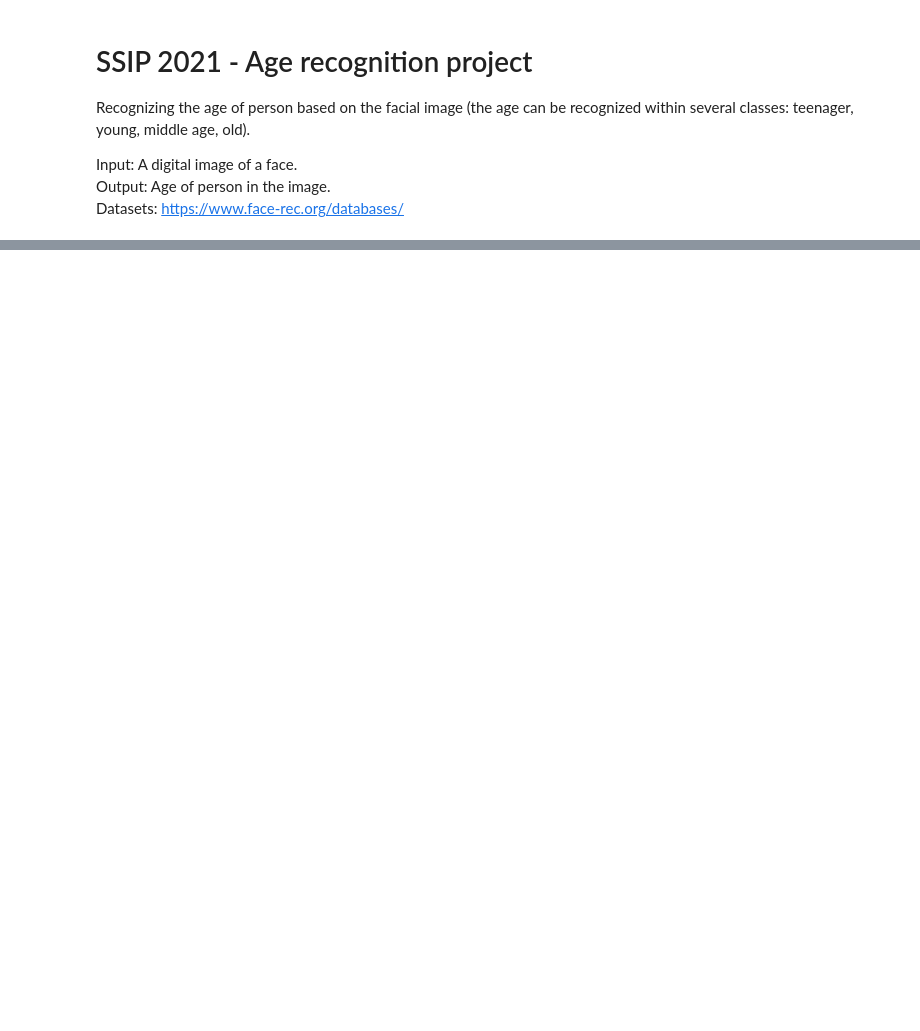
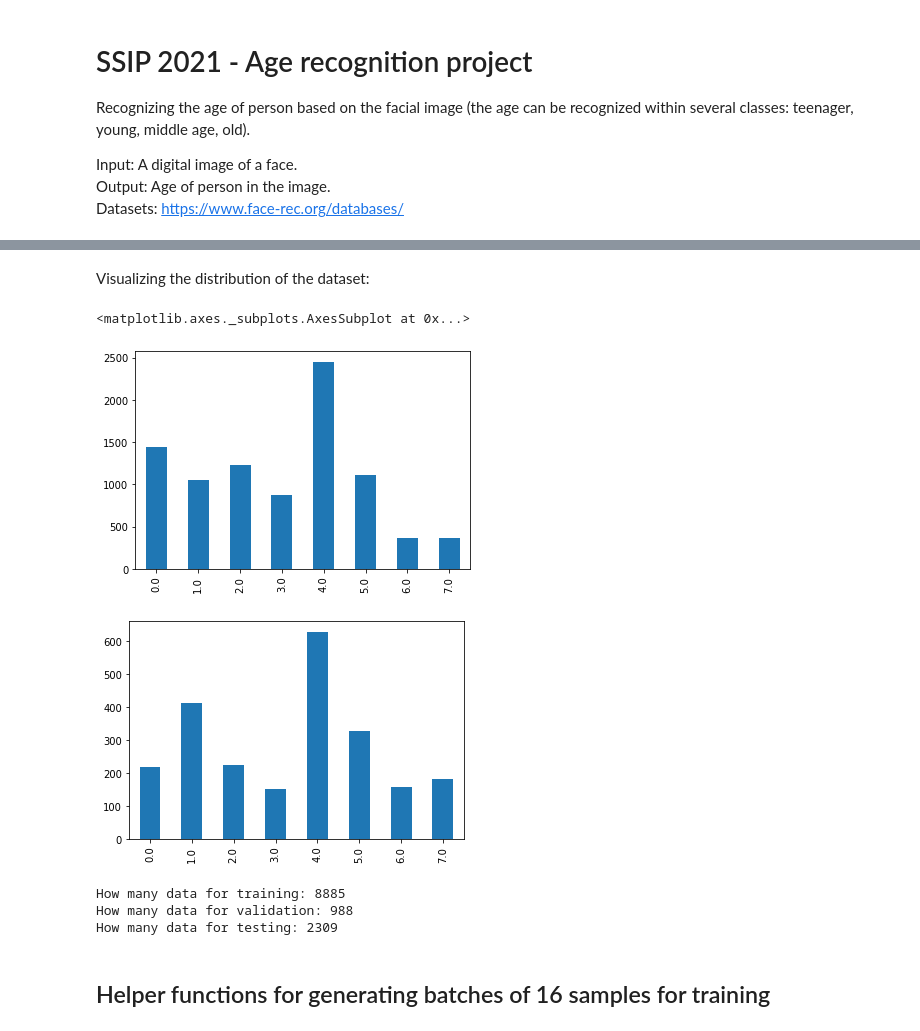
Before and after one commit to mdrabic5/SSIP-2021-Age-recognition-project, a Jupyter notebook: SSIP_2021_age_recognition.ipynb, the cells around one changed output, grey strips where cells are left out. Cells and saved outputs as stored; diff of their text form; code cells hidden in the pictures; blank space fills up the shorter version.

```diff
--- a/SSIP_2021_age_recognition.ipynb
+++ b/SSIP_2021_age_recognition.ipynb
@@ -32,0 +119,39 @@ cv2_imshow(src2)
+# %%
+# Clean the dataset
+# - use only samples that have proper class
+df_metadata_train.dropna(inplace = True)
+df_metadata_test.dropna(inplace = True)
+
+df_metadata_train.reset_index(drop=True, inplace=True)
+df_metadata_test.reset_index(drop=True, inplace=True)
+# %% [markdown]
+Visualizing the distribution of the dataset:
+# %%
+# Visualize the dataset
+
+plt.figure()
+df_metadata_train['label'].value_counts().sort_index().plot(kind='bar')
+
+plt.figure()
+df_metadata_test['label'].value_counts().sort_index().plot(kind='bar')
+# %% [output]
+<matplotlib.axes._subplots.AxesSubplot at 0x...>
+[figure, added]
+[figure, added]
+# %%
+# Split training dataset to Train and Validation
+df_metadata_train, df_metadata_valid = train_test_split(df_metadata_train,
+                                       test_size = 0.1,
+                                       random_state = 2018,
+                                       stratify = df_metadata_train['label'],
+                                       shuffle=True)
+
+print("How many data for training:", df_metadata_train.shape[0])
+print("How many data for validation:", df_metadata_valid.shape[0])
+print("How many data for testing:", df_metadata_test.shape[0])
+# %% [output]
+How many data for training: 8885
+How many data for validation: 988
+How many data for testing: 2309
+# %% [markdown]
+## Helper functions for generating batches of 16 samples for training
```
Also changed, not shown: parts of 23 cells of this notebook.
